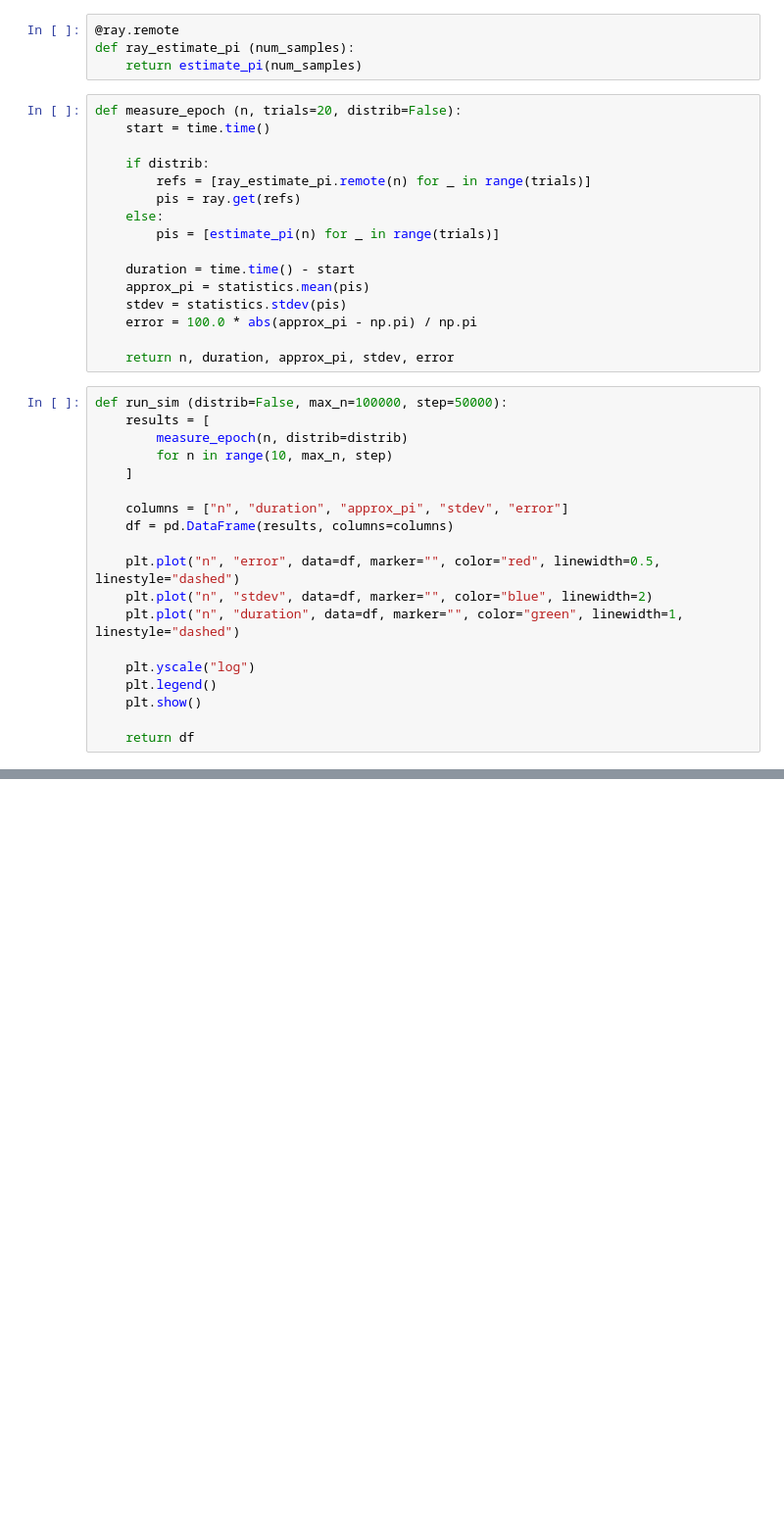
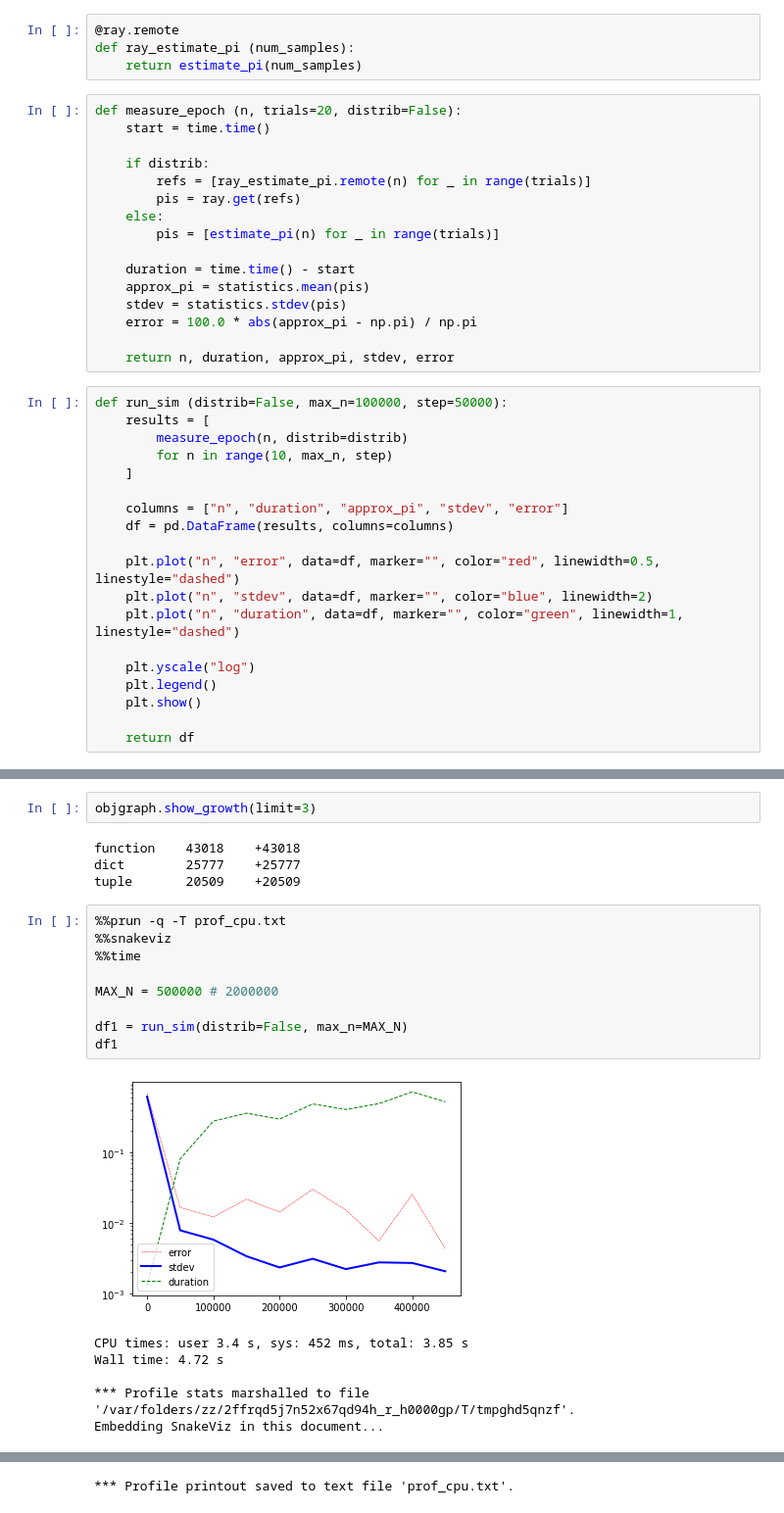
Before and after one commit to DerwenAI/ray_tutorial, a Jupyter notebook: pi.ipynb, the cells around one changed output, grey strips where cells are left out. Shown: that part at 98% size. Saved outputs shown, nothing was run; the diff lists cells and outputs as text; blank space fills up the shorter version.

```diff
--- a/pi.ipynb
+++ b/pi.ipynb
@@ -68,0 +98,22 @@ def run_sim (distrib=False, max_n=100000, step=50000):
+# %%
+objgraph.show_growth(limit=3)
+# %% [output]
+function    43018    +43018
+dict        25777    +25777
+tuple       20509    +20509
+# %%
+%%prun -q -T prof_cpu.txt
+%%snakeviz
+%%time
+
+MAX_N = 500000 # 2000000
+
+df1 = run_sim(distrib=False, max_n=MAX_N)
+df1
+# %% [output]
+[figure, added]
+CPU times: user 3.4 s, sys: 452 ms, total: 3.85 s
+Wall time: 4.72 s
+
+*** Profile stats marshalled to file '/var/folders/zz/2ffrqd5j7n52x67qd94h_r_h0000gp/T/tmpghd5qnzf'.
+Embedding SnakeViz in this document...
@@ -68,0 +121 @@ def run_sim (distrib=False, max_n=100000, step=50000):
+*** Profile printout saved to text file 'prof_cpu.txt'.
```
Also changed, not shown: parts of 18 cells of this notebook, 3 other files.
